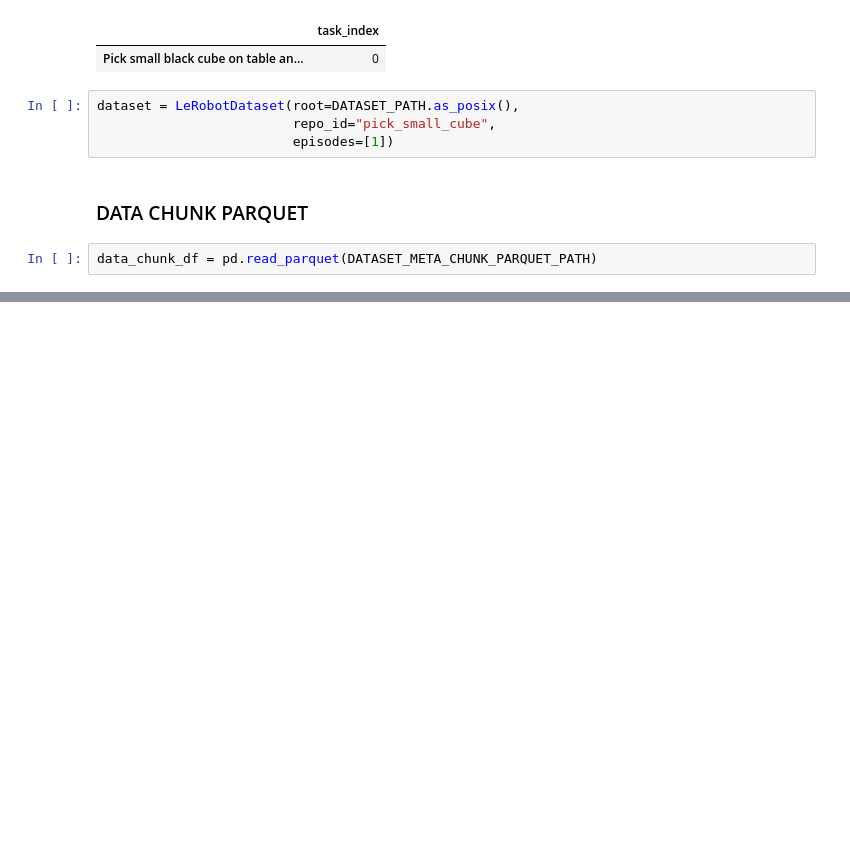
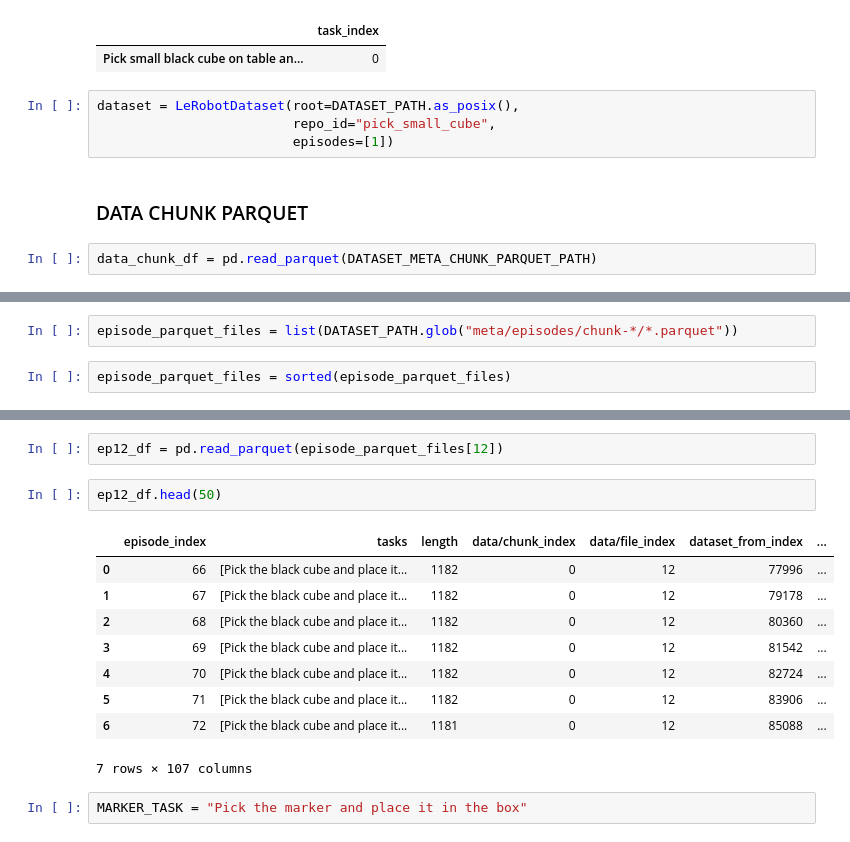
Before and after one commit to riochuong/robot_learning, a Jupyter notebook: DatasetPlayground.ipynb, the cells around one changed output, grey strips where cells are left out. Cells and saved outputs as stored; diff of their text form; blank space fills up the shorter version.

```diff
--- a/DatasetPlayground.ipynb
+++ b/DatasetPlayground.ipynb
@@ -127,0 +463,4 @@ data_chunk_df.head()
+# %%
+episode_parquet_files = list(DATASET_PATH.glob("meta/episodes/chunk-*/*.parquet"))
+# %%
+episode_parquet_files = sorted(episode_parquet_files)
@@ -127,0 +483,16 @@ data_chunk_df.head()
+# %%
+ep12_df = pd.read_parquet(episode_parquet_files[12])
+# %%
+ep12_df.head(50)
+# %% [output]
+|  | episode_index | tasks | length | data/chunk_index | data/file_index | dataset_from_index | ... |
+| 0 | 66 | [Pick the black cube and place it... | 1182 | 0 | 12 | 77996 | ... |
+| 1 | 67 | [Pick the black cube and place it... | 1182 | 0 | 12 | 79178 | ... |
+| 2 | 68 | [Pick the black cube and place it... | 1182 | 0 | 12 | 80360 | ... |
+| 3 | 69 | [Pick the black cube and place it... | 1182 | 0 | 12 | 81542 | ... |
+| 4 | 70 | [Pick the black cube and place it... | 1182 | 0 | 12 | 82724 | ... |
+| 5 | 71 | [Pick the black cube and place it... | 1182 | 0 | 12 | 83906 | ... |
+| 6 | 72 | [Pick the black cube and place it... | 1181 | 0 | 12 | 85088 | ... |
+7 rows × 107 columns
+# %%
+MARKER_TASK = "Pick the marker and place it in the box"
```
Also changed, not shown: parts of 17 cells of this notebook, 3 other files.
